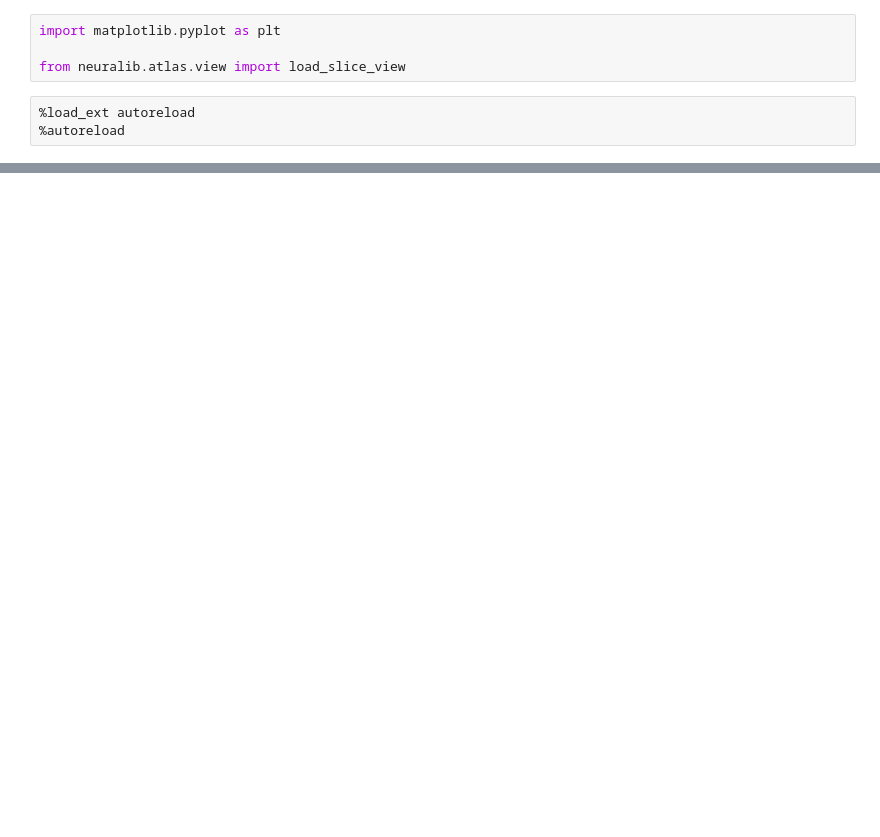
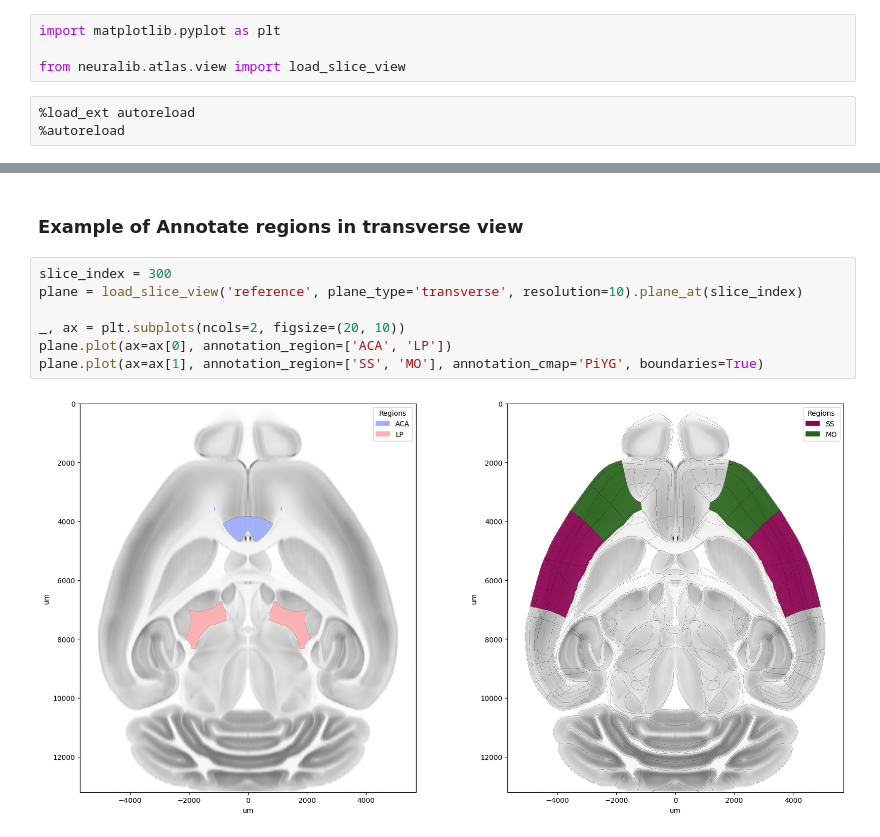
Before and after one commit to ytsimon2004/neuralib, a Jupyter notebook: doc/source/notebooks/example_slice_view.ipynb, the cells around one changed output, grey strips where cells are left out. Saved outputs shown, nothing was run; the diff lists cells and outputs as text; blank space fills up the shorter version.

```diff
--- a/doc/source/notebooks/example_slice_view.ipynb
+++ b/doc/source/notebooks/example_slice_view.ipynb
@@ -45,0 +65,11 @@ Text(0.5, 1.0, '+20 degree DV offset')
+# %% [markdown]
+### Example of Annotate regions in transverse view
+# %%
+slice_index = 300
+plane = load_slice_view('reference', plane_type='transverse', resolution=10).plane_at(slice_index)
+
+_, ax = plt.subplots(ncols=2, figsize=(20, 10))
+plane.plot(ax=ax[0], annotation_region=['ACA', 'LP'])
+plane.plot(ax=ax[1], annotation_region=['SS', 'MO'], annotation_cmap='PiYG', boundaries=True)
+# %% [output]
+[figure, added]
```
Also changed, not shown: parts of 7 cells of this notebook, 4 other files.
